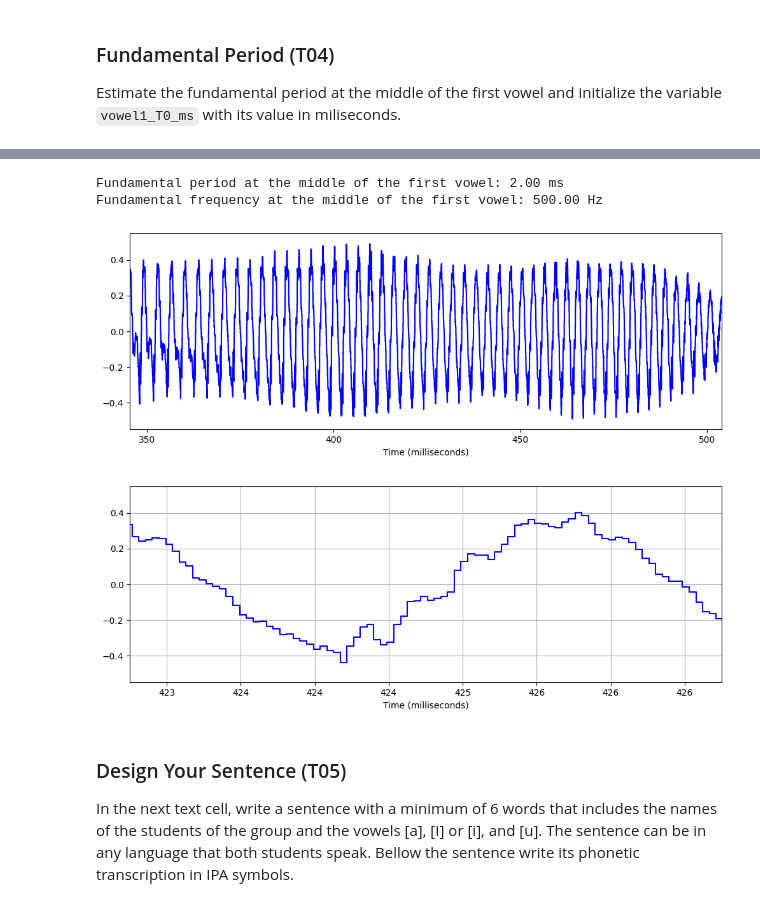
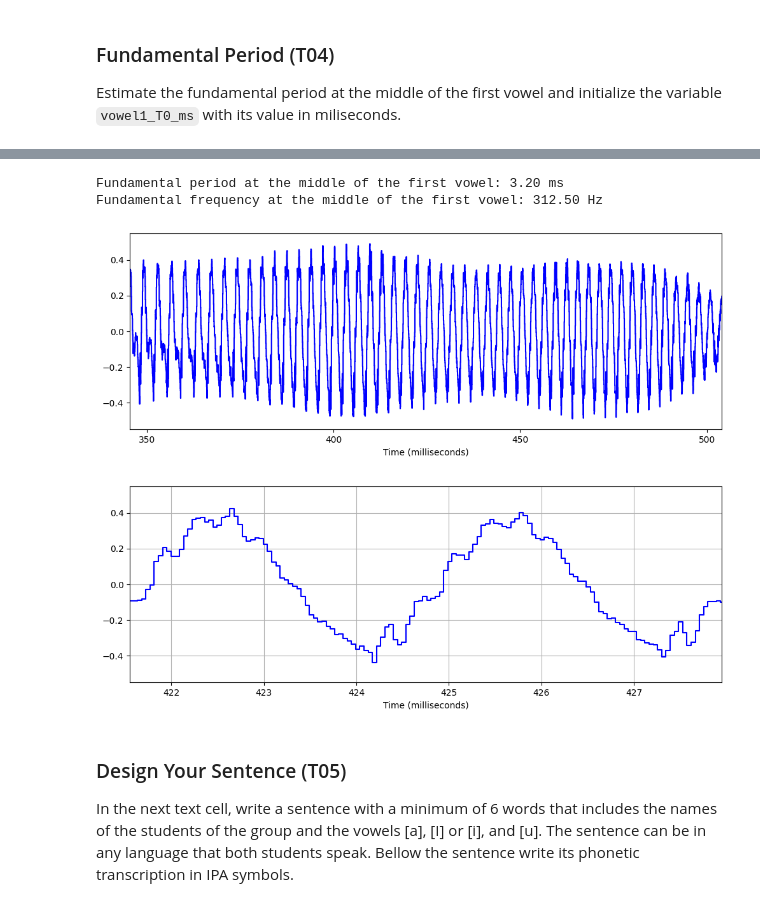
Before and after one commit to danieleavolio/Spoken-Language-Processing, a Jupyter notebook: Lab/Assignment1/slp-lab1.ipynb, the cells around one changed output, grey strips where cells are left out. Saved outputs shown, nothing was run; the diff lists cells and outputs as text; code cells hidden in the pictures.

```diff
--- a/Lab/Assignment1/slp-lab1.ipynb
+++ b/Lab/Assignment1/slp-lab1.ipynb
@@ -296,25 +296,25 @@ Estimate the fundamental period at the middle of the first vowel and initialize
 # %%
 # raise NotImplementedError()
 
-vowel1_T0_ms = 2
+vowel1_T0_ms = 3.2
 
 waveshow_seg(utt1, sr, tmin=phone[1][0], tmax=phone[1][1])
 play_seg(utt1, sr, tmin=phone[1][0], tmax=phone[1][1])
 
 
 print(f"Fundamental period at the middle of the first vowel: {vowel1_T0_ms:.2f} ms")
 print(f"Fundamental frequency at the middle of the first vowel: {1000/vowel1_T0_ms:.2f} Hz")
 
 mid = phone[1][0] + (phone[1][1]-phone[1][0])/2
 
 waveshow_seg(utt1, sr, tmin=mid-vowel1_T0_ms/1000, tmax=mid+vowel1_T0_ms/1000)
 plt.grid()
 # %% [output]
 [interactive output not drawn]
-Fundamental period at the middle of the first vowel: 2.00 ms
-Fundamental frequency at the middle of the first vowel: 500.00 Hz
+Fundamental period at the middle of the first vowel: 3.20 ms
+Fundamental frequency at the middle of the first vowel: 312.50 Hz
 [figure]
-[figure, old version]
+[figure, new version]
 # %%
 assert (vowel1_T0_ms > 1) and (vowel1_T0_ms < 5)
 # REMEMERB TO UNCOMMENT THIS
```
Also changed, not shown: parts of 4 cells of this notebook.
